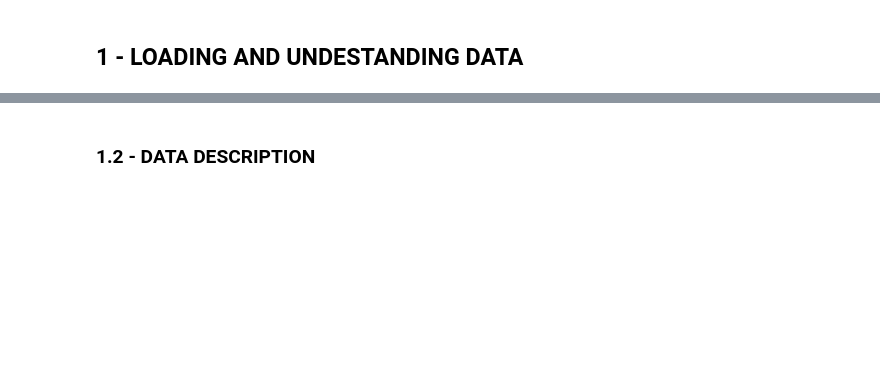
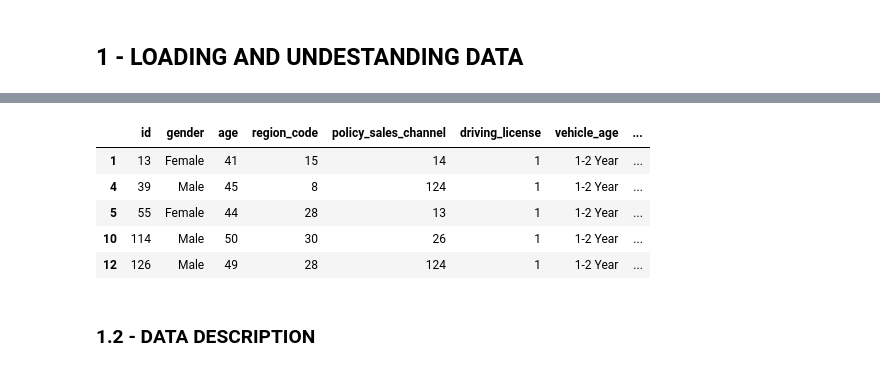
Before and after one commit to RPerottoni/Health_Insurance_Cross_Sell, a Jupyter notebook: notebooks/RP_01_Health_Insurance_Cross_Sell_EDA.ipynb, the cells around one changed output, grey strips where cells are left out. Drawn from its saved outputs; the diff is of its cells as text; code cells hidden in the pictures; blank space fills up the shorter version.

```diff
--- a/notebooks/RP_01_Health_Insurance_Cross_Sell_EDA.ipynb
+++ b/notebooks/RP_01_Health_Insurance_Cross_Sell_EDA.ipynb
@@ -51,3 +53,12 @@ df = pd.read_csv('C:/Users/perot/Documents/ds_repos/projects/Health_Insurance_Cr
+# %%
+df_af.head()
+# %% [output]
+|  | id | gender | age | region_code | policy_sales_channel | driving_license | vehicle_age | ... |
+| 1 | 13 | Female | 41 | 15 | 14 | 1 | 1-2 Year | ... |
+| 4 | 39 | Male | 45 | 8 | 124 | 1 | 1-2 Year | ... |
+| 5 | 55 | Female | 44 | 28 | 13 | 1 | 1-2 Year | ... |
+| 10 | 114 | Male | 50 | 30 | 26 | 1 | 1-2 Year | ... |
+| 12 | 126 | Male | 49 | 28 | 124 | 1 | 1-2 Year | ... |
 # %% [markdown]
 ### 1.2 - DATA DESCRIPTION
 # %%
```
Also changed, not shown: parts of 12 cells of this notebook, 5 other files.
